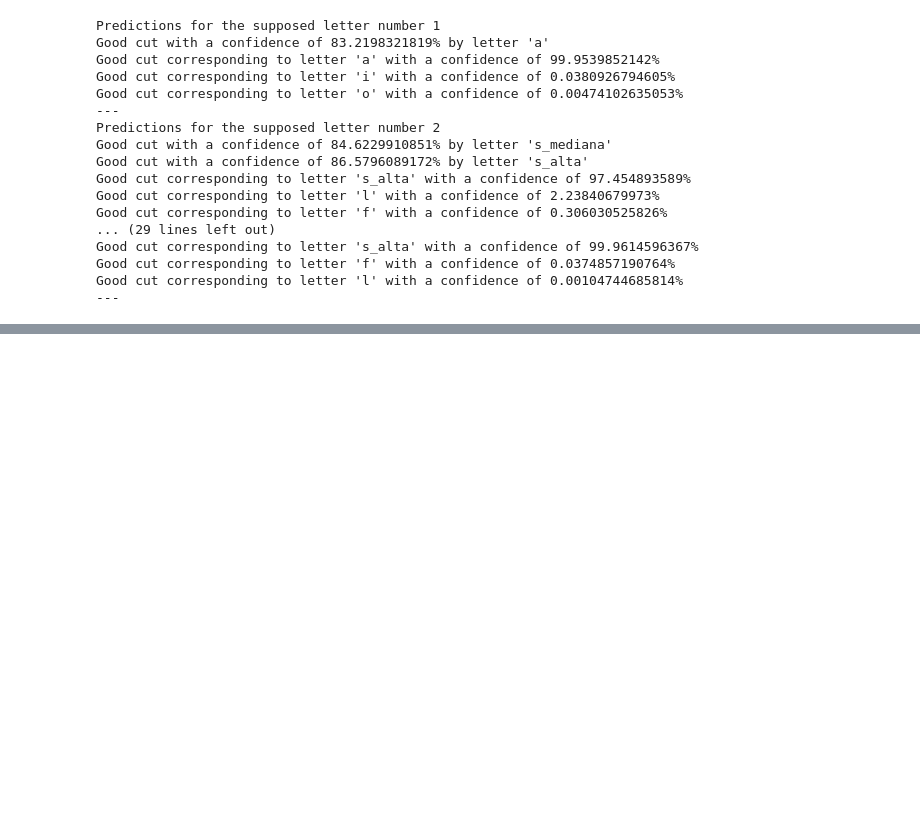
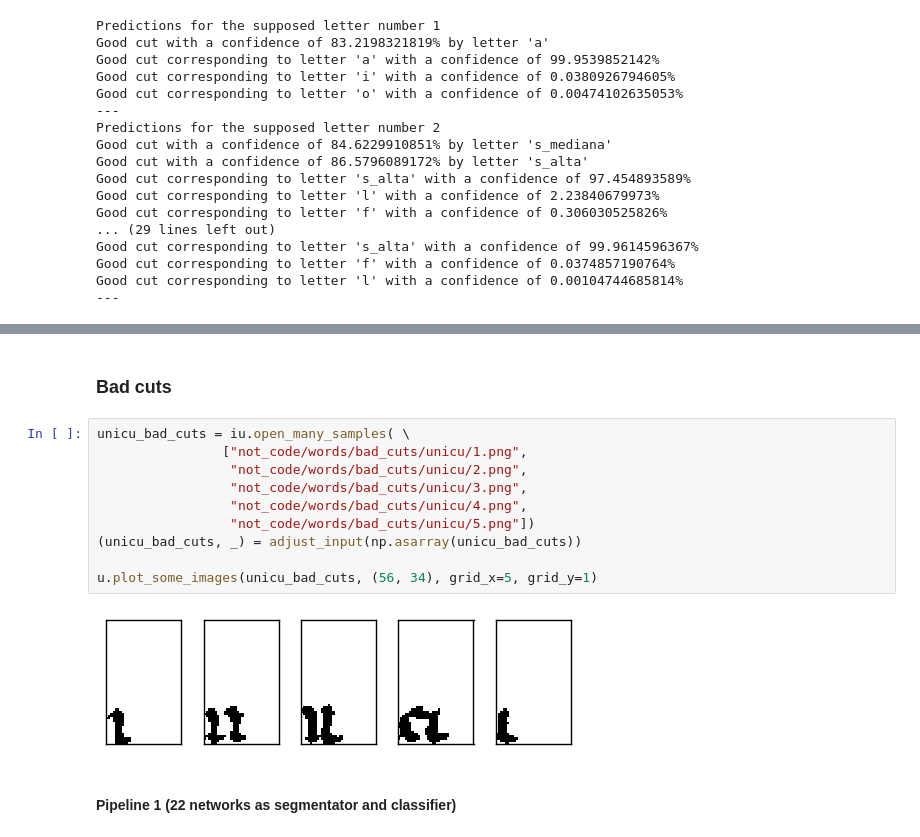
Before and after one commit to Kidel/In-Codice-Ratio-OCR-with-CNN, a Jupyter notebook: Notebooks/11_ICR-Test_letter-recognition.ipynb, the cells around one changed output, grey strips where cells are left out. Saved outputs shown, nothing was run; the diff lists cells and outputs as text; blank space fills up the shorter version.

Commit message:
done tests on pipelines

```diff
--- a/Notebooks/11_ICR-Test_letter-recognition.ipynb
+++ b/Notebooks/11_ICR-Test_letter-recognition.ipynb
@@ -425,0 +444,16 @@ Good cut corresponding to letter 'l' with a confidence of 0.00104744685814%
+# %% [markdown]
+### Bad cuts
+# %%
+unicu_bad_cuts = iu.open_many_samples( \
+                ["not_code/words/bad_cuts/unicu/1.png",
+                 "not_code/words/bad_cuts/unicu/2.png",
+                 "not_code/words/bad_cuts/unicu/3.png",
+                 "not_code/words/bad_cuts/unicu/4.png",
+                 "not_code/words/bad_cuts/unicu/5.png"])
+(unicu_bad_cuts, _) = adjust_input(np.asarray(unicu_bad_cuts))
+
+u.plot_some_images(unicu_bad_cuts, (56, 34), grid_x=5, grid_y=1)
+# %% [output]
+[figure, added]
+# %% [markdown]
+#### Pipeline 1 (22 networks as segmentator and classifier)
```
Also changed, not shown: parts of 51 cells of this notebook.
